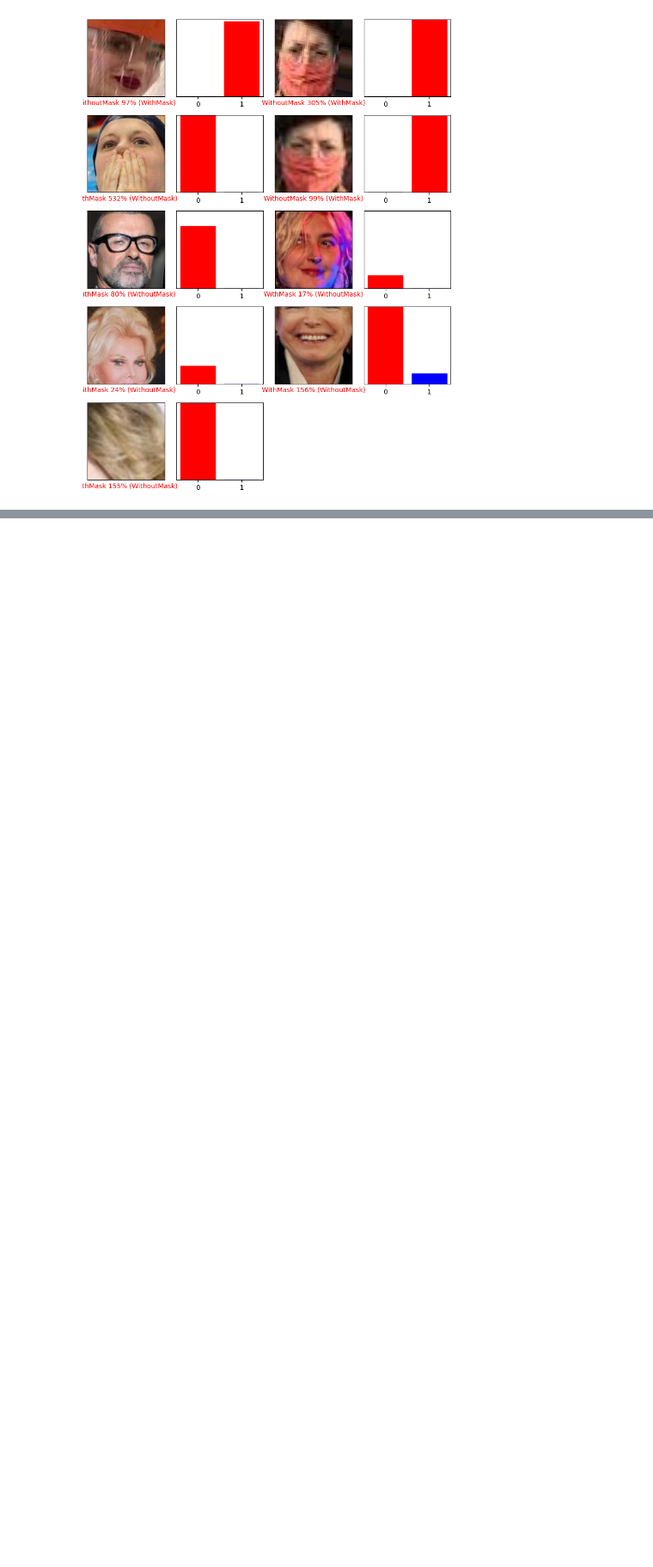
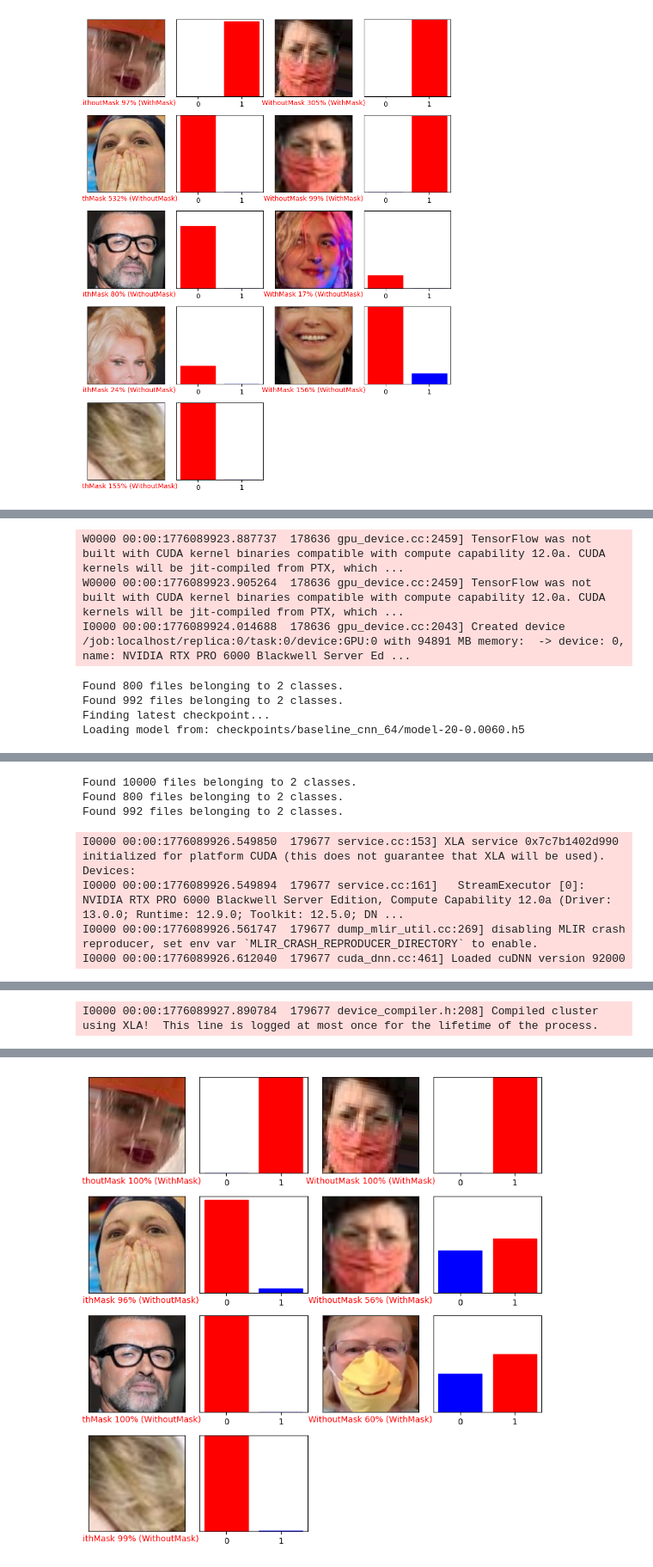
Before and after one commit to liang-wei-tan/face-mask-detection, a Jupyter notebook: experiments.ipynb, the cells around one changed output, grey strips where cells are left out. Shown at 86% size. Saved outputs shown, nothing was run; the diff lists cells and outputs as text; code cells hidden in the pictures; blank space fills up the shorter version.

Commit message:
64 filter model analysis error

```diff
--- a/experiments.ipynb
+++ b/experiments.ipynb
@@ -230,0 +283,4 @@ some incorrect_data, appending
+# %%
+from train.evaluate import error_analysis
+error_analysis(checkpoint_dir="checkpoints/baseline_cnn_64")
+# %% [output]
@@ -230,0 +295,7 @@ some incorrect_data, appending
+W0000 00:00:1776089923.887737  178636 gpu_device.cc:2459] TensorFlow was not built with CUDA kernel binaries compatible with compute capability 12.0a. CUDA kernels will be jit-compiled from PTX, which ...
+W0000 00:00:1776089923.905264  178636 gpu_device.cc:2459] TensorFlow was not built with CUDA kernel binaries compatible with compute capability 12.0a. CUDA kernels will be jit-compiled from PTX, which ...
+I0000 00:00:1776089924.014688  178636 gpu_device.cc:2043] Created device /job:localhost/replica:0/task:0/device:GPU:0 with 94891 MB memory:  -> device: 0, name: NVIDIA RTX PRO 6000 Blackwell Server Ed ...
+Found 800 files belonging to 2 classes.
+Found 992 files belonging to 2 classes.
+Finding latest checkpoint...
+Loading model from: checkpoints/baseline_cnn_64/model-20-0.0060.h5
@@ -230,0 +303,7 @@ some incorrect_data, appending
+Found 10000 files belonging to 2 classes.
+Found 800 files belonging to 2 classes.
+Found 992 files belonging to 2 classes.
+I0000 00:00:1776089926.549850  179677 service.cc:153] XLA service 0x7c7b1402d990 initialized for platform CUDA (this does not guarantee that XLA will be used). Devices:
+I0000 00:00:1776089926.549894  179677 service.cc:161]   StreamExecutor [0]: NVIDIA RTX PRO 6000 Blackwell Server Edition, Compute Capability 12.0a (Driver: 13.0.0; Runtime: 12.9.0; Toolkit: 12.5.0; DN ...
+I0000 00:00:1776089926.561747  179677 dump_mlir_util.cc:269] disabling MLIR crash reproducer, set env var `MLIR_CRASH_REPRODUCER_DIRECTORY` to enable.
+I0000 00:00:1776089926.612040  179677 cuda_dnn.cc:461] Loaded cuDNN version 92000
@@ -230,0 +312 @@ some incorrect_data, appending
+I0000 00:00:1776089927.890784  179677 device_compiler.h:208] Compiled cluster using XLA!  This line is logged at most once for the lifetime of the process.
@@ -230,0 +330 @@ some incorrect_data, appending
+[figure, added]
```
Also changed, not shown: parts of 8 cells of this notebook, 1 other file.
